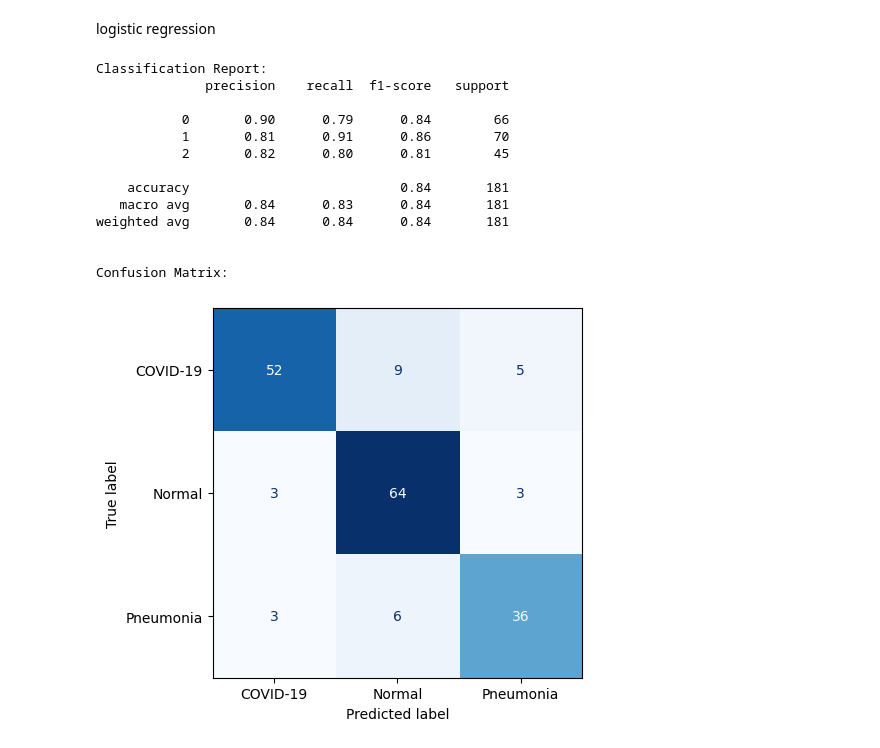
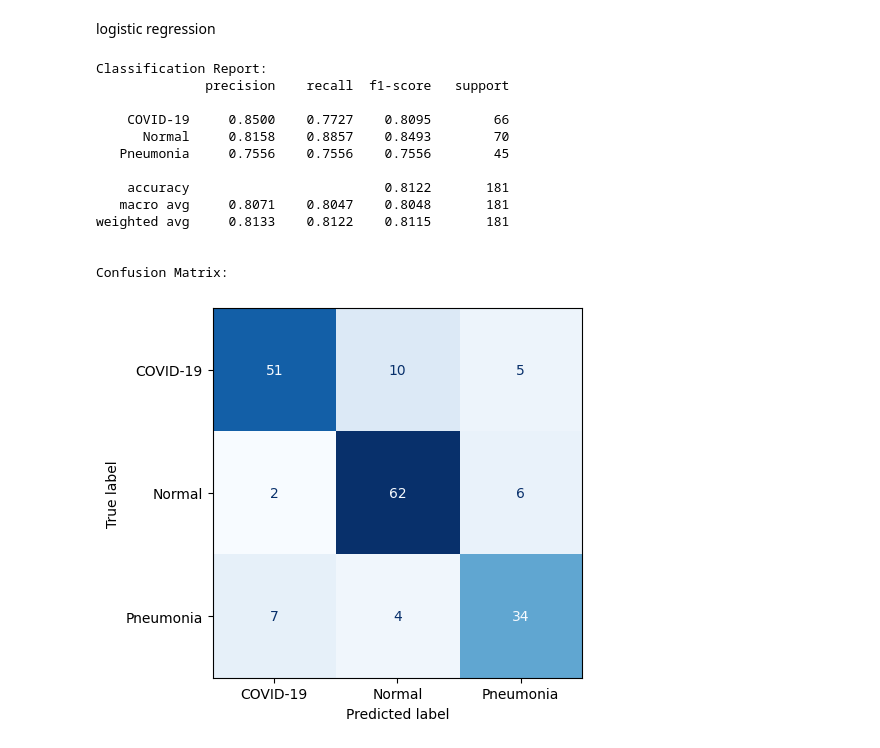
Before and after one commit to bdog18/ChestXRayClassifier, a Jupyter notebook: main.ipynb, the cells around one changed output. Saved outputs shown, nothing was run; the diff lists cells and outputs as text; code cells hidden in the pictures.

```diff
--- a/main.ipynb
+++ b/main.ipynb
@@ -507,3 +582,41 @@ Confusion Matrix:
+# %%
+xgb = XGBClassifier(
+    n_estimators=grid_search.best_params_['n_estimators'],
+    max_depth=grid_search.best_params_['max_depth'],
+    learning_rate=grid_search.best_params_['learning_rate'],
+    subsample=grid_search.best_params_['subsample'],
+    colsample_bytree=grid_search.best_params_['colsample_bytree'],
+    scale_pos_weight=grid_search.best_params_['scale_pos_weight'],
+    reg_alpha=grid_search.best_params_['reg_alpha'],
+    reg_lambda=grid_search.best_params_['reg_lambda'],
+    objective='multi:softmax',  # For multi-class classification
+    device="cuda",  # Use GPU for training
+    eval_metric='mlogloss',  # Use multi-class log loss for evaluation metric
+    verbosity=1,
+    early_stopping_rounds=10,
+    random_state=42
+)
+
+# Train the classifier
+xgb.fit(X_train, y_train, eval_set=[(X_train, y_train), (X_test, y_test)])
+
+# Make predictions
+y_pred = xgb.predict(X_test)
+
+print("\nClassification Report:")
+print(classification_report(y_true=y_test,
+                            y_pred=y_pred,
+                            target_names=list(label_map.values()),
+                            digits=4))
+
+
+print("\nConfusion Matrix:")
+ConfusionMatrixDisplay.from_predictions(y_true= y_test,
+                                        y_pred= y_pred,
+                                        display_labels=label_map.values(),
+                                        cmap=plt.cm.Blues,
+                                        colorbar=False)
+plt.show()
 # %% [markdown]
 SVM
 # %%
@@ -587,37 +700,40 @@ logistic regression
 # %%
 from sklearn.linear_model import LogisticRegression
 
-lr = LogisticRegression(max_iter=1000, random_state=42)
+lr = LogisticRegression(solver='saga', max_iter=500000, random_state=42)
 
 # Train the classifier
 lr.fit(X_train, y_train)
 
 # Make predictions
 y_pred = lr.predict(X_test)
 
 print("\nClassification Report:")
-print(classification_report(y_test, y_pred))
+print(classification_report(y_true=y_test,
+                            y_pred=y_pred,
+                            target_names=list(label_map.values()),
+                            digits=4))
 
 
 print("\nConfusion Matrix:")
 ConfusionMatrixDisplay.from_predictions(y_true= y_test,
                                         y_pred= y_pred,
                                         display_labels=label_map.values(),
                                         cmap=plt.cm.Blues,
                                         colorbar=False)
 plt.show()
 # %% [output]
 Classification Report:
               precision    recall  f1-score   support
 
-           0       0.90      0.79      0.84        66
-           1       0.81      0.91      0.86        70
-           2       0.82      0.80      0.81        45
+    COVID-19     0.8500    0.7727    0.8095        66
+      Normal     0.8158    0.8857    0.8493        70
+   Pneumonia     0.7556    0.7556    0.7556        45
 
-    accuracy                           0.84       181
-   macro avg       0.84      0.83      0.84       181
-weighted avg       0.84      0.84      0.84       181
+    accuracy                         0.8122       181
+   macro avg     0.8071    0.8047    0.8048       181
+weighted avg     0.8133    0.8122    0.8115       181
 
 
 Confusion Matrix:
-[figure, old version]
+[figure, new version]
```
Also changed, not shown: parts of 16 cells of this notebook.
